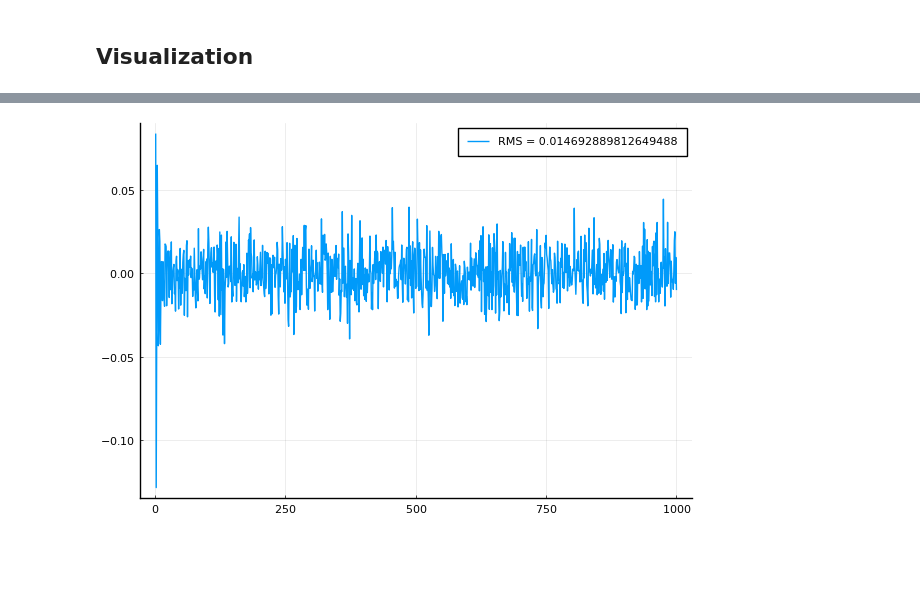
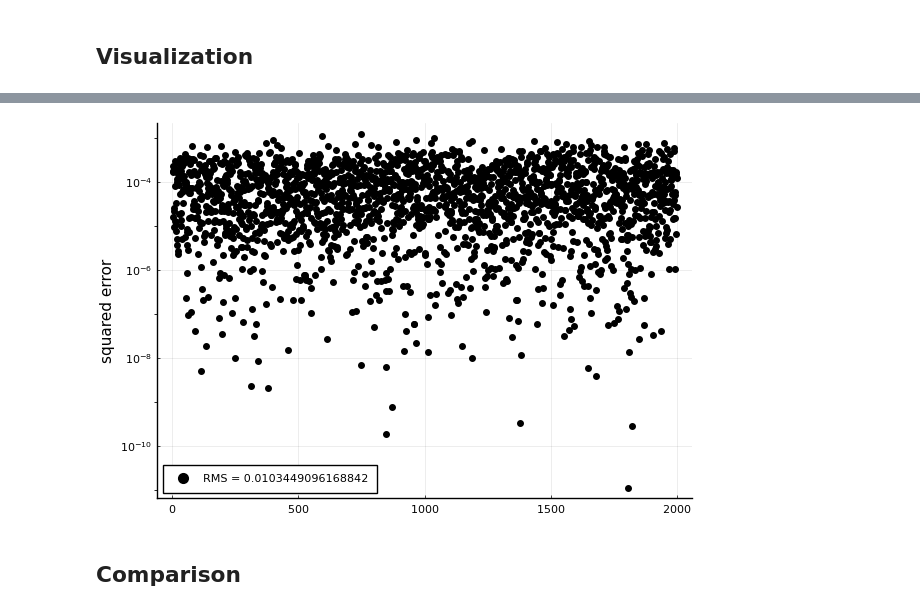
Before and after one commit to biaslab/nsi-silverbox, a Jupyter notebook: experiments-verification/experiment-NARMAX.ipynb, the cells around one changed output, grey strips where cells are left out. Drawn from its saved outputs; the diff is of its cells as text; code cells hidden in the pictures; blank space fills up the shorter version.

```diff
--- a/experiments-verification/experiment-NARMAX.ipynb
+++ b/experiments-verification/experiment-NARMAX.ipynb
@@ -81,0 +82,12 @@ end
+# %%
+# Select training set
+ix_trn = Array{Int64,1}(100:8000)
+input_trn = input[ix_trn]
+output_trn = output[ix_trn]
+T_trn = length(ix_trn);
+
+# Select validation set
+ix_val = Array{Int64,1}(8001:T)
+input_val = input[ix_val]
+output_val = output[ix_val]
+T_val = length(ix_val);
@@ -252,8 +327,9 @@ end
 # %%
-tt = 10
-error_RLS = predictions_RLS[1:T] - output[1:T]
-RMS_RLS = sqrt(mean(error_RLS[M:end].^2))
+error_RLS = predictions_RLS[ix_val] - output[ix_val]
+RMS_RLS = sqrt(mean(error_RLS.^2))
 
-plot(error_RLS[M:tt:end], label="RMS = "*string(RMS_RLS))
+scatter(error_RLS.^2, label="RMS = "*string(RMS_RLS), color="black", ylabel="squared error", yscale=:log10)
 # %% [output]
-[figure, old version]
+[figure, new version]
+# %% [markdown]
+## Comparison
```
Also changed, not shown: parts of 27 cells of this notebook, 18 other files.
